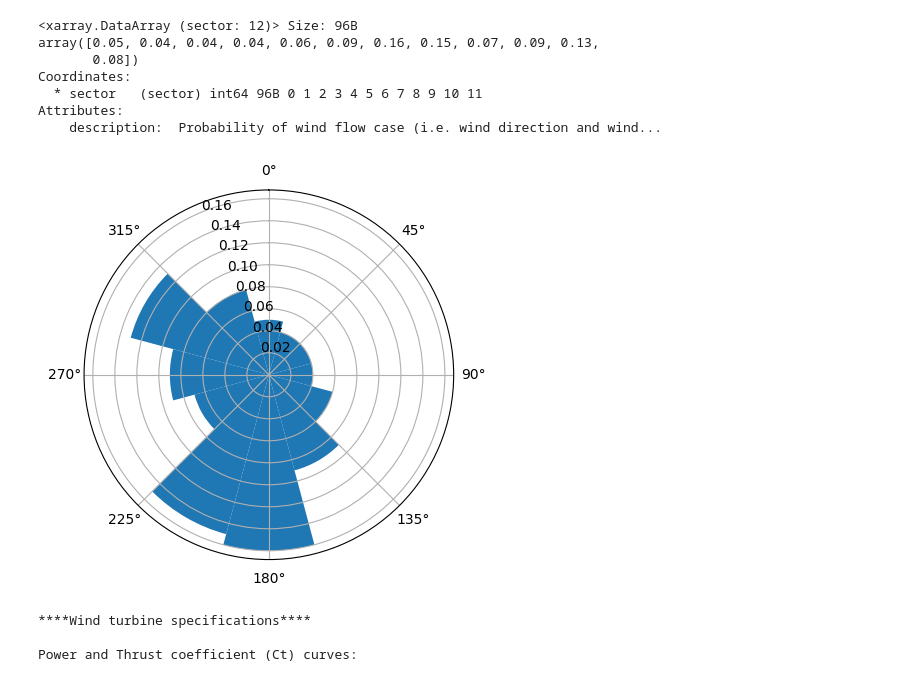
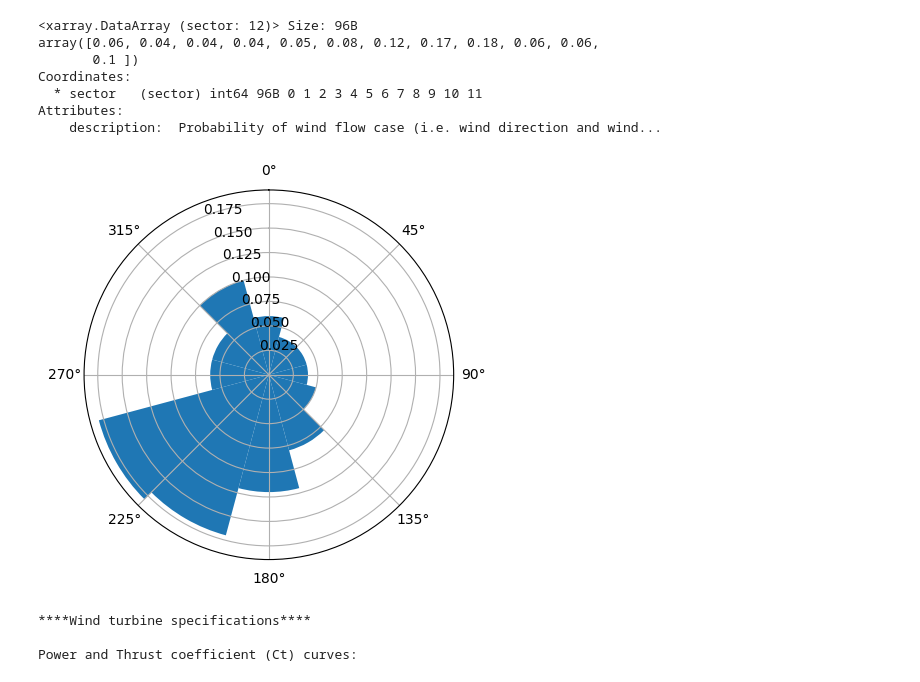
Before and after one commit to Xeidit/WindFarm2, a Jupyter notebook: WindFarmSimAndOptimisation.ipynb, the cells around one changed output. Cells and saved outputs as stored; diff of their text form; code cells hidden in the pictures.

```diff
--- a/WindFarmSimAndOptimisation.ipynb
+++ b/WindFarmSimAndOptimisation.ipynb
@@ -10,26 +10,25 @@ from py_wake import NOJ
 # %%
 #Define Site
 from py_wake.site import UniformWeibullSite
 # Dummy offshore site object
 wd = np.arange(0, 360, 30)
 A = np.full_like(wd, 9.5, dtype=float) # Weibull scale parameter
 k = np.full_like(wd, 2.0, dtype=float) # Weibull shape parameter
 
-
-p_wd = np.array([0.05, 0.04, 0.04, 0.04, 0.06, 0.09, 0.16, 0.15, 0.07 ,0.09, 0.13, 0.08], dtype=float) # sector frequencies (defines wind direction)
+p_wd = np.array([0.06, 0.04, 0.04, 0.04, 0.05, 0.08, 0.12, 0.17, 0.18, 0.06, 0.06, 0.1], dtype=float) # sector frequencies (defines wind direction)
 p_wd /= p_wd.sum()
 
 site = UniformWeibullSite(p_wd=p_wd, a=A, k=k, ti=0.08) # Create uniform weibull site
 site.plot_wd_distribution(n_wd=12) # Plot wind rose
 # %% [output]
 <xarray.DataArray (sector: 12)> Size: 96B
-array([0.05, 0.04, 0.04, 0.04, 0.06, 0.09, 0.16, 0.15, 0.07, 0.09, 0.13,
-       0.08])
+array([0.06, 0.04, 0.04, 0.04, 0.05, 0.08, 0.12, 0.17, 0.18, 0.06, 0.06,
+       0.1 ])
 Coordinates:
   * sector   (sector) int64 96B 0 1 2 3 4 5 6 7 8 9 10 11
 Attributes:
     description:  Probability of wind flow case (i.e. wind direction and wind...
-[figure, old version]
+[figure, new version]
 # %%
 #Define Turbine
 from py_wake.wind_turbines import WindTurbines
```
Also changed, not shown: parts of 6 cells of this notebook.
